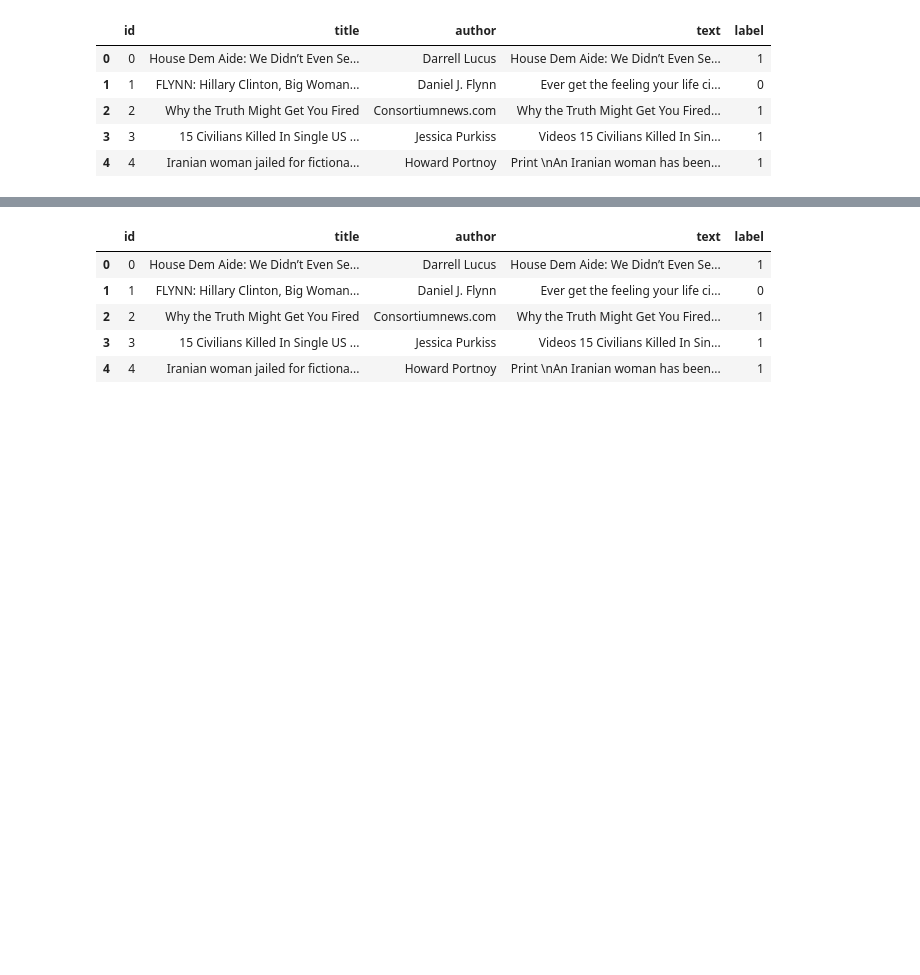
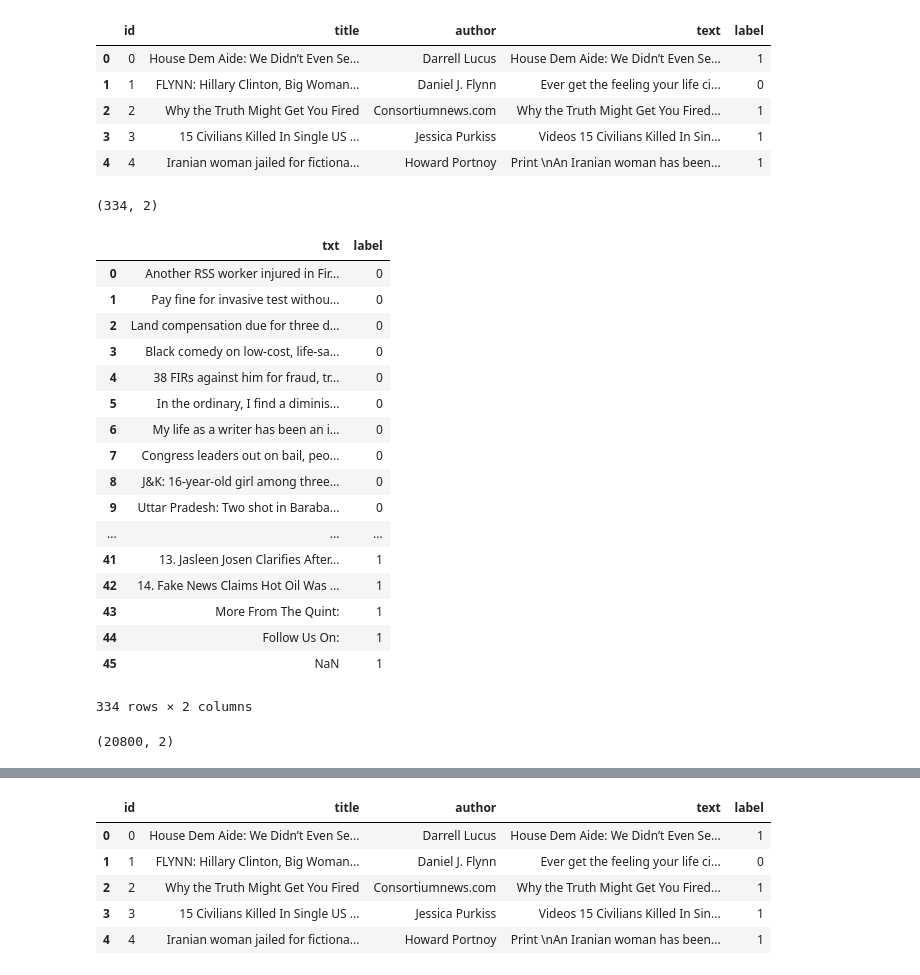
Before and after one commit to lightningedge007a/celestialdragons, a Jupyter notebook: fake news detector.ipynb, the cells around one changed output, grey strips where cells are left out. Drawn from its saved outputs; the diff is of its cells as text; code cells hidden in the pictures; blank space fills up the shorter version.

```diff
--- a/fake news detector.ipynb
+++ b/fake news detector.ipynb
@@ -18,3 +41,37 @@ df3.head()
 | 2 | 2 | Why the Truth Might Get You Fired | Consortiumnews.com | Why the Truth Might Get You Fired... | 1 |
 | 3 | 3 | 15 Civilians Killed In Single US ... | Jessica Purkiss | Videos 15 Civilians Killed In Sin... | 1 |
 | 4 | 4 | Iranian woman jailed for fictiona... | Howard Portnoy | Print \nAn Iranian woman has been... | 1 |
+# %%
+dfa=pd.read_csv('cdreal2.csv')
+dfb=pd.read_csv('cdreal3.csv')
+dfc=pd.read_csv('cdreal4.csv')
+del dfa['Unnamed: 0']
+del dfb['Unnamed: 0']
+del dfc['Unnamed: 0']
+# %%
+frames=[dfa,dfb,dfc]
+resultant=pd.concat(frames)
+resultant.shape
+# %% [output]
+(334, 2)
+# %%
+resultant
+# %% [output]
+|  | txt | label |
+| 0 | Another RSS worker injured in Fir... | 0 |
+| 1 | Pay fine for invasive test withou... | 0 |
+| 2 | Land compensation due for three d... | 0 |
+| 3 | Black comedy on low-cost, life-sa... | 0 |
+| 4 | 38 FIRs against him for fraud, tr... | 0 |
+| 5 | In the ordinary, I find a diminis... | 0 |
+| 6 | My life as a writer has been an i... | 0 |
+| 7 | Congress leaders out on bail, peo... | 0 |
+| 8 | J&K: 16-year-old girl among three... | 0 |
+| 9 | Uttar Pradesh: Two shot in Baraba... | 0 |
+| ... | ... | ... |
+| 41 | 13. Jasleen Josen Clarifies After... | 1 |
+| 42 | 14. Fake News Claims Hot Oil Was ... | 1 |
+| 43 | More From The Quint: | 1 |
+| 44 | Follow Us On: | 1 |
+| 45 | NaN | 1 |
+334 rows × 2 columns
@@ -20,0 +86,4 @@ df3.head()
+# %%
+df3.shape
+# %% [output]
+(20800, 2)
```
Also changed, not shown: parts of 50 cells of this notebook, 9 other files.
